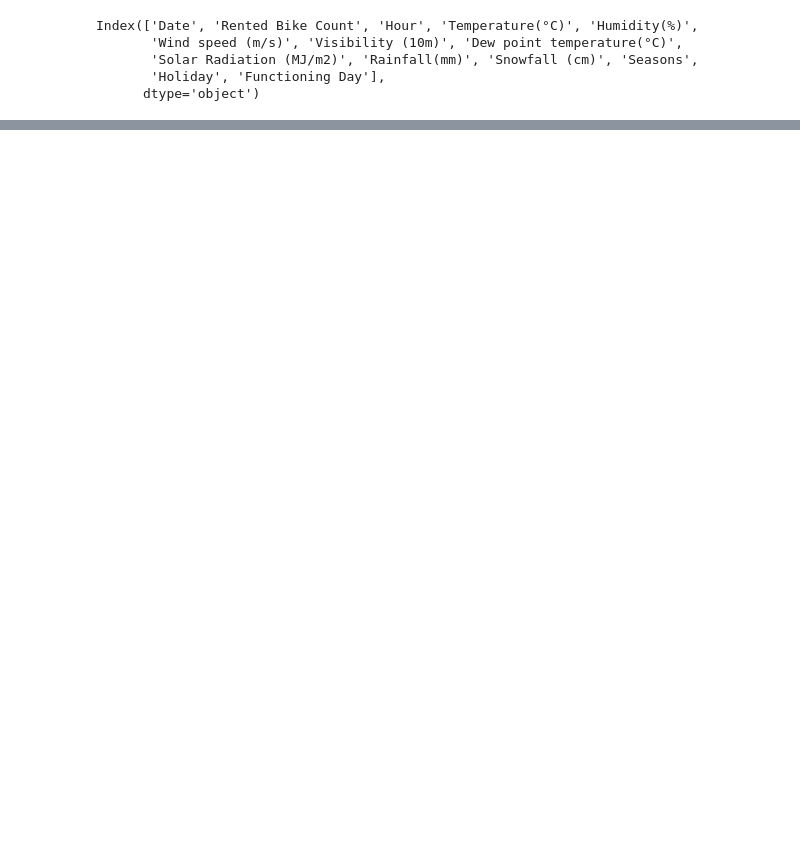
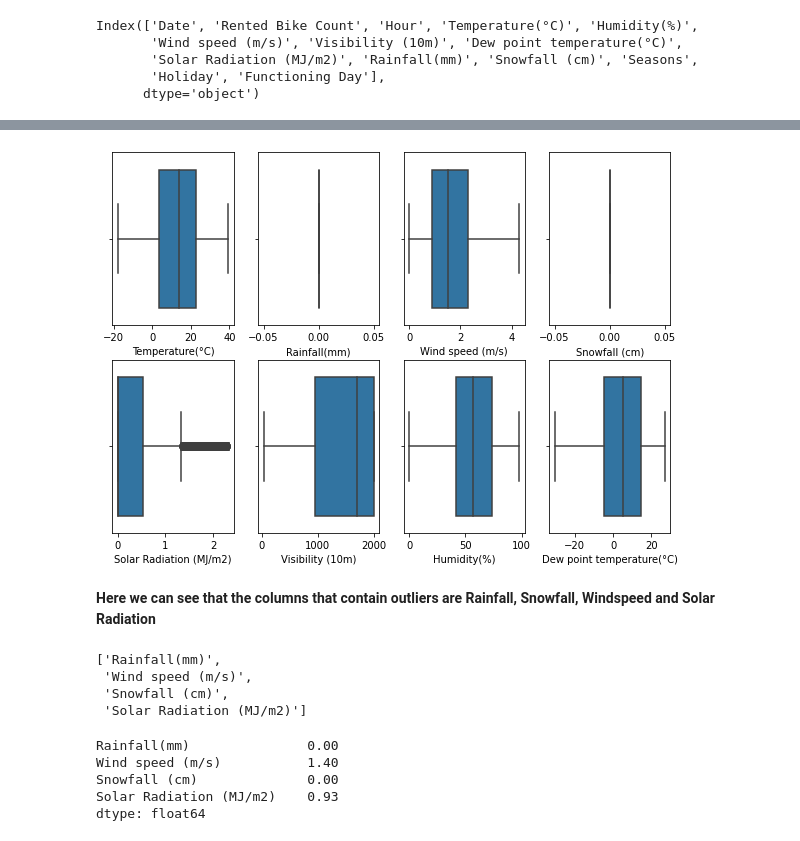
Before and after one commit to Syed-Adnan-S/Bike-Sharing-Demand-Prediction-Capstone-Project, a Jupyter notebook: Bike_Sharing_Demand_Prediction_Capstone_Project_Syed_Adnan_S.ipynb, the cells around one changed output, grey strips where cells are left out. Saved outputs shown, nothing was run; the diff lists cells and outputs as text; code cells hidden in the pictures; blank space fills up the shorter version.

```diff
--- a/Bike_Sharing_Demand_Prediction_Capstone_Project_Syed_Adnan_S.ipynb
+++ b/Bike_Sharing_Demand_Prediction_Capstone_Project_Syed_Adnan_S.ipynb
@@ -362,0 +422,3 @@ Index(['Date', 'Rented Bike Count', 'Hour', 'Temperature(°C)', 'Humidity(%)',
+# %%
+#Converting string to date time format
+bike_sharing_df['Date'] = pd.to_datetime(bike_sharing_df['Date'])
@@ -362,0 +473,4 @@ Index(['Date', 'Rented Bike Count', 'Hour', 'Temperature(°C)', 'Humidity(%)',
+# %%
+#Creating a list of columns that can possibly contain outliers
+possible_outlier_cols = list(set(bike_sharing_df.describe().columns)-{'Rented Bike Count','Hour'})
+possible_outlier_cols
@@ -362,0 +486,31 @@ Index(['Date', 'Rented Bike Count', 'Hour', 'Temperature(°C)', 'Humidity(%)',
+# %%
+#Creating a boxplot to detect columns with outliers
+plt.figure(figsize=(10,7))
+for index,item in enumerate(possible_outlier_cols):
+  plt.subplot(2,4,index+1)
+  sns.boxplot(bike_sharing_df[item])
+# %% [output]
+[figure, added]
+# %% [markdown]
+<b>Here we can see that the columns that contain outliers are Rainfall, Snowfall, Windspeed and Solar Radiation</b>
+# %%
+#Creating a list of columns that contains outliers
+outlier_cols = ['Rainfall(mm)','Wind speed (m/s)','Snowfall (cm)','Solar Radiation (MJ/m2)']
+outlier_cols
+# %% [output]
+['Rainfall(mm)',
+ 'Wind speed (m/s)',
+ 'Snowfall (cm)',
+ 'Solar Radiation (MJ/m2)']
+# %%
+#Finding the inter-quartile range for the columns with outliers
+Q1 = bike_sharing_df[outlier_cols].quantile(0.25)
+Q3 = bike_sharing_df[outlier_cols].quantile(0.75)
+IQR = Q3-Q1
+IQR
+# %% [output]
+Rainfall(mm)               0.00
+Wind speed (m/s)           1.40
+Snowfall (cm)              0.00
+Solar Radiation (MJ/m2)    0.93
+dtype: float64
```
Also changed, not shown: parts of 31 cells of this notebook.
